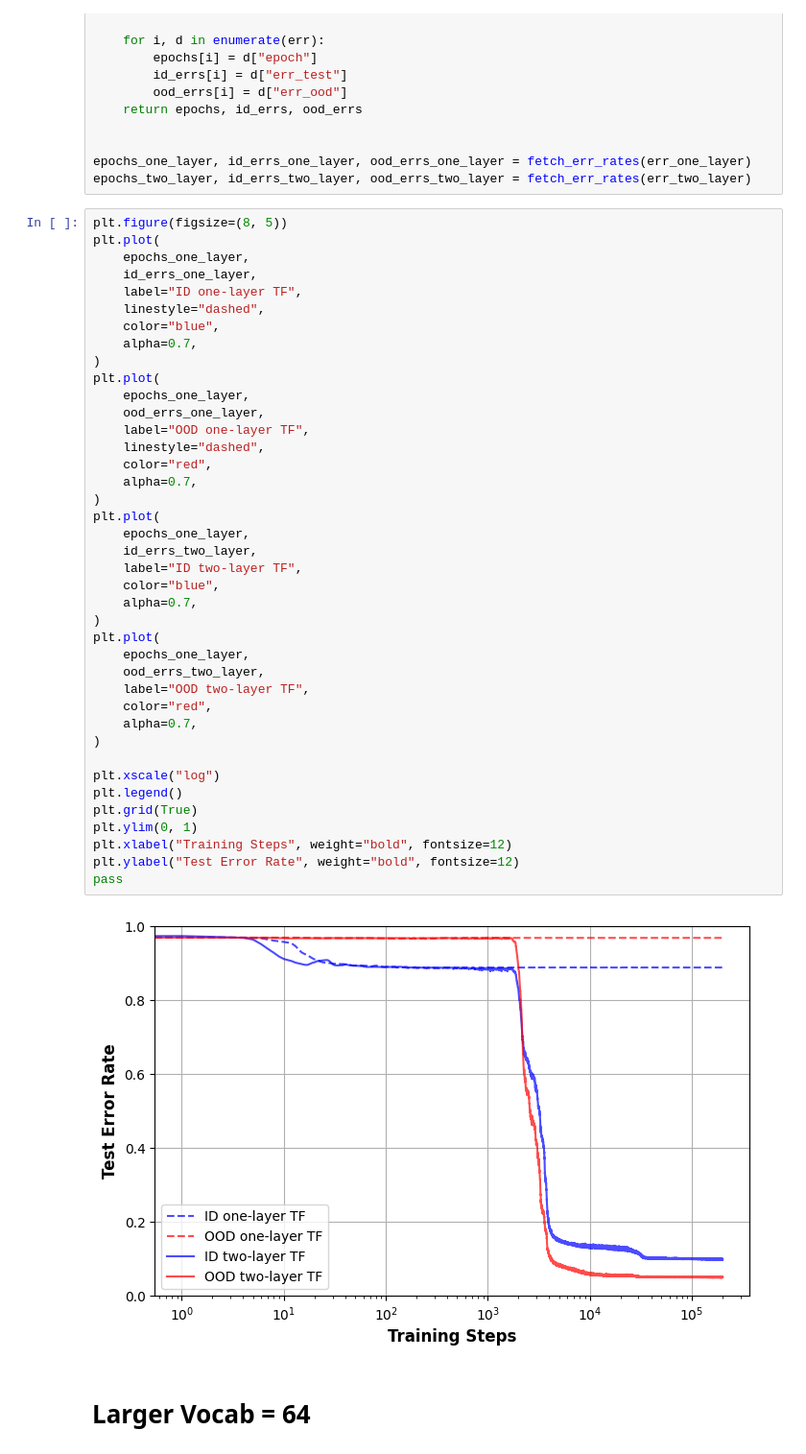
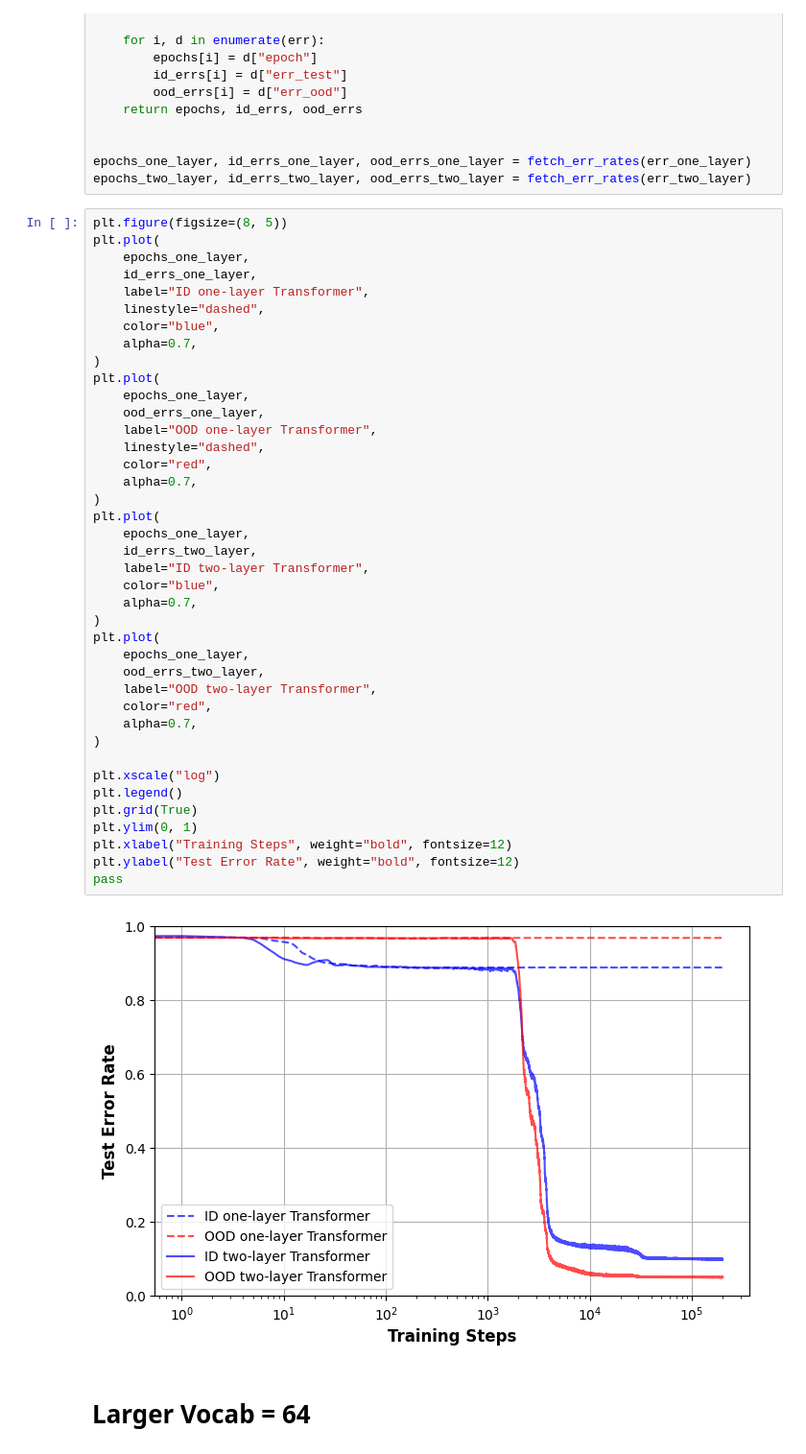
Before and after one commit to JiajunSong629/simulations, a Jupyter notebook: out/Plot_figure_1_from_err_json.ipynb, the cells around one changed output. Shown: that part at 96% size. Cells and saved outputs as stored; diff of their text form.

Commit message:
amend figure legend

```diff
--- a/out/Plot_figure_1_from_err_json.ipynb
+++ b/out/Plot_figure_1_from_err_json.ipynb
@@ -29,43 +29,43 @@ plt.figure(figsize=(8, 5))
 plt.plot(
     epochs_one_layer,
     id_errs_one_layer,
-    label="ID one-layer TF",
+    label="ID one-layer Transformer",
     linestyle="dashed",
     color="blue",
     alpha=0.7,
 )
 plt.plot(
     epochs_one_layer,
     ood_errs_one_layer,
-    label="OOD one-layer TF",
+    label="OOD one-layer Transformer",
     linestyle="dashed",
     color="red",
     alpha=0.7,
 )
 plt.plot(
     epochs_one_layer,
     id_errs_two_layer,
-    label="ID two-layer TF",
+    label="ID two-layer Transformer",
     color="blue",
     alpha=0.7,
 )
 plt.plot(
     epochs_one_layer,
     ood_errs_two_layer,
-    label="OOD two-layer TF",
+    label="OOD two-layer Transformer",
     color="red",
     alpha=0.7,
 )
 
 plt.xscale("log")
 plt.legend()
 plt.grid(True)
 plt.ylim(0, 1)
 plt.xlabel("Training Steps", weight="bold", fontsize=12)
 plt.ylabel("Test Error Rate", weight="bold", fontsize=12)
 pass
 # %% [output]
-[figure, old version]
+[figure, new version]
 # %% [markdown]
 # Larger Vocab = 64
 # %%
```
Also changed, not shown: parts of 1 cell of this notebook, 1 other file.
